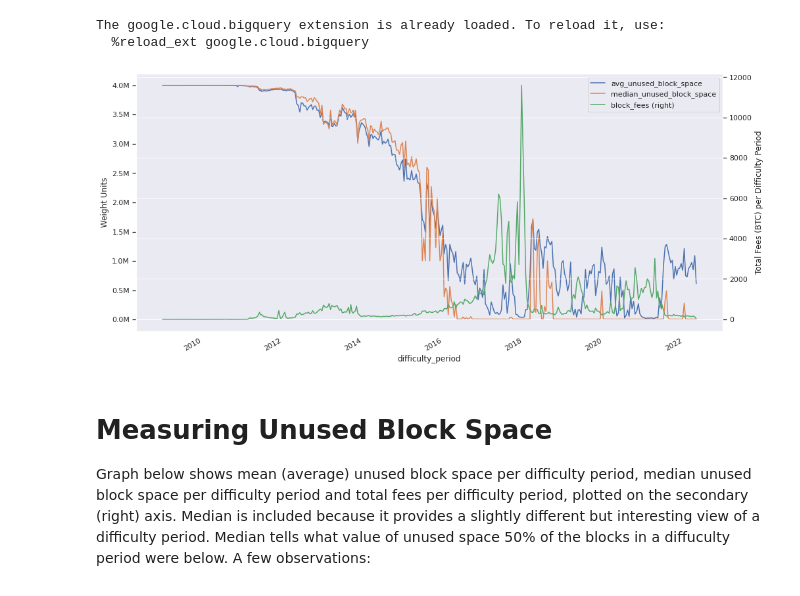
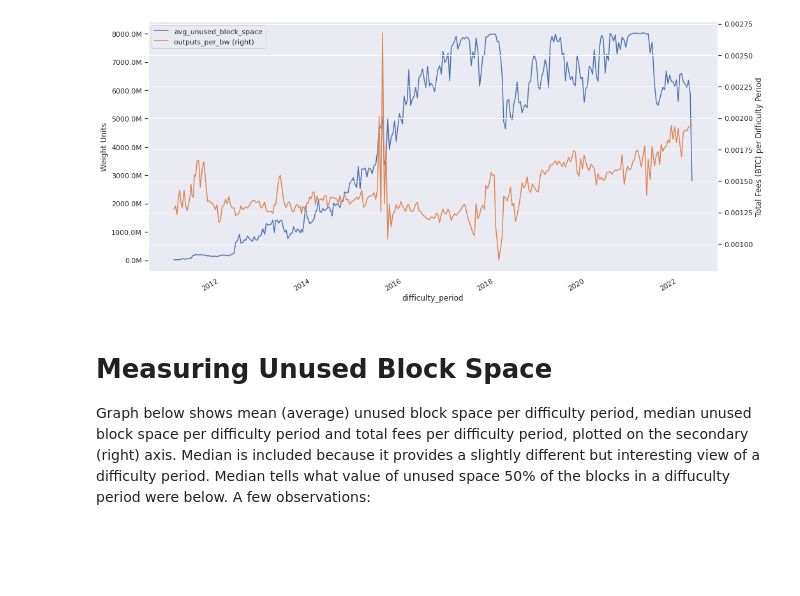
Before and after one commit to josibake/bitcoin-data-analysis, a Jupyter notebook: notebooks/unused-block-space-metric-prototype.ipynb, the cells around one changed output. Saved outputs shown, nothing was run; the diff lists cells and outputs as text; code cells hidden in the pictures; blank space fills up the shorter version.

```diff
--- a/notebooks/unused-block-space-metric-prototype.ipynb
+++ b/notebooks/unused-block-space-metric-prototype.ipynb
@@ -7,7 +7,7 @@ import matplotlib as mpl
 import matplotlib.pyplot as plt
 from matplotlib.ticker import FuncFormatter
 import seaborn as sns
-sns.set_theme()
+sns.set()
 
 pd.set_option("display.expand_frame_repr", False)
 pd.set_option('display.max_columns', None)
@@ -21,9 +21,6 @@ def millions(x, pos):
     return '%1.1fM' % (x * 1e-6)
 
 formatter = FuncFormatter(millions)
-# %% [output]
-The google.cloud.bigquery extension is already loaded. To reload it, use:
-  %reload_ext google.cloud.bigquery
 # %%
 %%bigquery blocks
 WITH fees AS (
@@ -51,13 +50,16 @@ blocks_dt = blocks.set_index(
     pd.DatetimeIndex(pd.to_datetime(blocks['difficulty_period']))
 ).drop('difficulty_period', axis=1).sort_index()
 blocks_dt = blocks_dt.astype({'block_fees': float})
+# %%
+blocks_dt['outputs_per_bw'] = blocks_dt['outputs_per_block'] / blocks_dt['avg_unused_block_space']
 # %%
-ax = blocks_dt[['avg_unused_block_space', 'median_unused_block_space']].plot(figsize=(16,8), ylabel='Weight Units')
+blocks_2016 = blocks_dt["2011":]
+ax = blocks_2016[['avg_unused_block_space',]].plot(figsize=(16,8), ylabel='Weight Units')
 ax.yaxis.set_major_formatter(formatter)
-blocks_dt['block_fees'].plot(secondary_y=True, ax=ax, legend=True)
+blocks_2016['outputs_per_bw'].plot(secondary_y=True, ax=ax, legend=True)
 plt.ylabel('Total Fees (BTC) per Difficulty Period');
 # %% [output]
-[figure, old version]
+[figure, new version]
 # %% [markdown]
 # Measuring Unused Block Space
 
```
Also changed, not shown: parts of 2 cells of this notebook, 3 other files.
